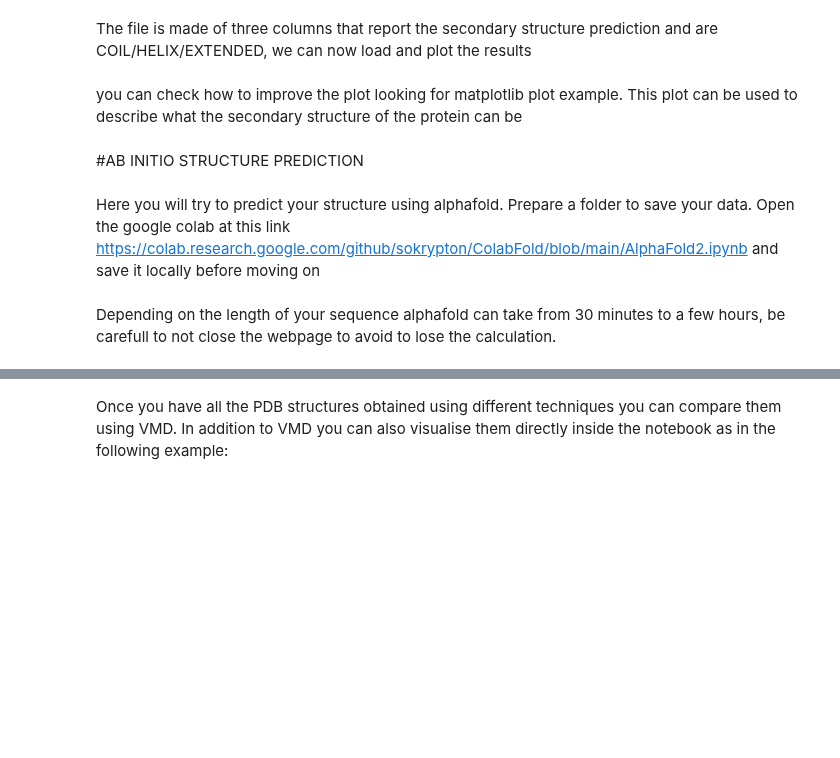
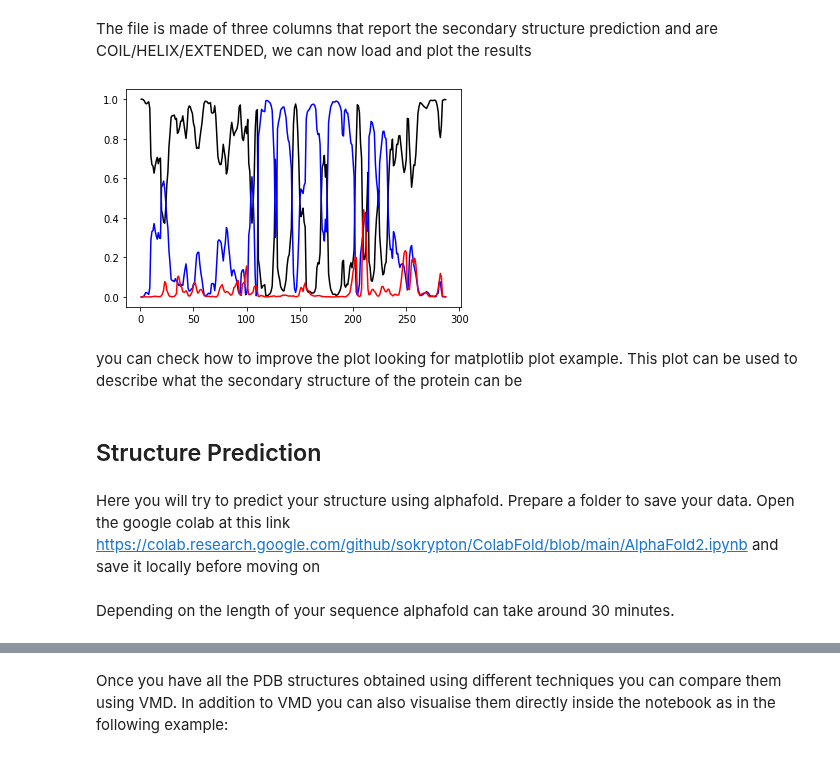
Before and after one commit to carlocamilloni/Structural-Bioinformatics, a Jupyter notebook: Notebooks/lab05_StructurePred.ipynb, the cells around one changed output, grey strips where cells are left out. Cells and saved outputs as stored; diff of their text form; code cells hidden in the pictures; blank space fills up the shorter version.

```diff
--- a/Notebooks/lab05_StructurePred.ipynb
+++ b/Notebooks/lab05_StructurePred.ipynb
@@ -141,27 +172,29 @@ The file is made of three columns that report the secondary structure prediction
 # %%
 import pandas as pd
 # here we are giving the titles to the columns of the file
 header_list = ["position", "sequence", "ss", "coil", "helix","extended"]
 # here we are reading the file skipping the first two lines
-# you need to set your path to your file
-data = pd.read_csv('/content/drive/MyDrive/Task2/ss.A9MHP5.fasta.txt',sep='\s+',skiprows=2,names=header_list)
+# you need to set your file name
+data = pd.read_csv('ss.XXX.fasta.txt',sep='\s+',skiprows=2,names=header_list)
 data = pd.DataFrame(data)
 
 import matplotlib.pyplot as plt
 #we are generating three plots calling each column with its name
 #and setting the properties of the plot (e.g. the color of the line)
 plt.plot(data['position'], data['coil'], color='black')
 plt.plot(data['position'], data['helix'], color='blue')
 plt.plot(data['position'], data['extended'], color='red')
 #show the plot now
 plt.show()
+# %% [output]
+[figure, added]
 # %% [markdown]
 you can check how to improve the plot looking for matplotlib plot example. This plot can be used to describe what the secondary structure of the protein can be
-# %% [markdown]
-#AB INITIO STRUCTURE PREDICTION
+# %% [markdown]
+## Structure Prediction
 # %% [markdown]
 Here you will try to predict your structure using alphafold. Prepare a folder to save your data. Open the google colab at this link
 https://colab.research.google.com/github/sokrypton/ColabFold/blob/main/AlphaFold2.ipynb
 and save it locally before moving on
 # %% [markdown]
-Depending on the length of your sequence alphafold can take from 30 minutes to a few hours, be carefull to not close the webpage to avoid to lose the calculation.
+Depending on the length of your sequence alphafold can take around 30 minutes.
```
Also changed, not shown: parts of 13 cells of this notebook.
